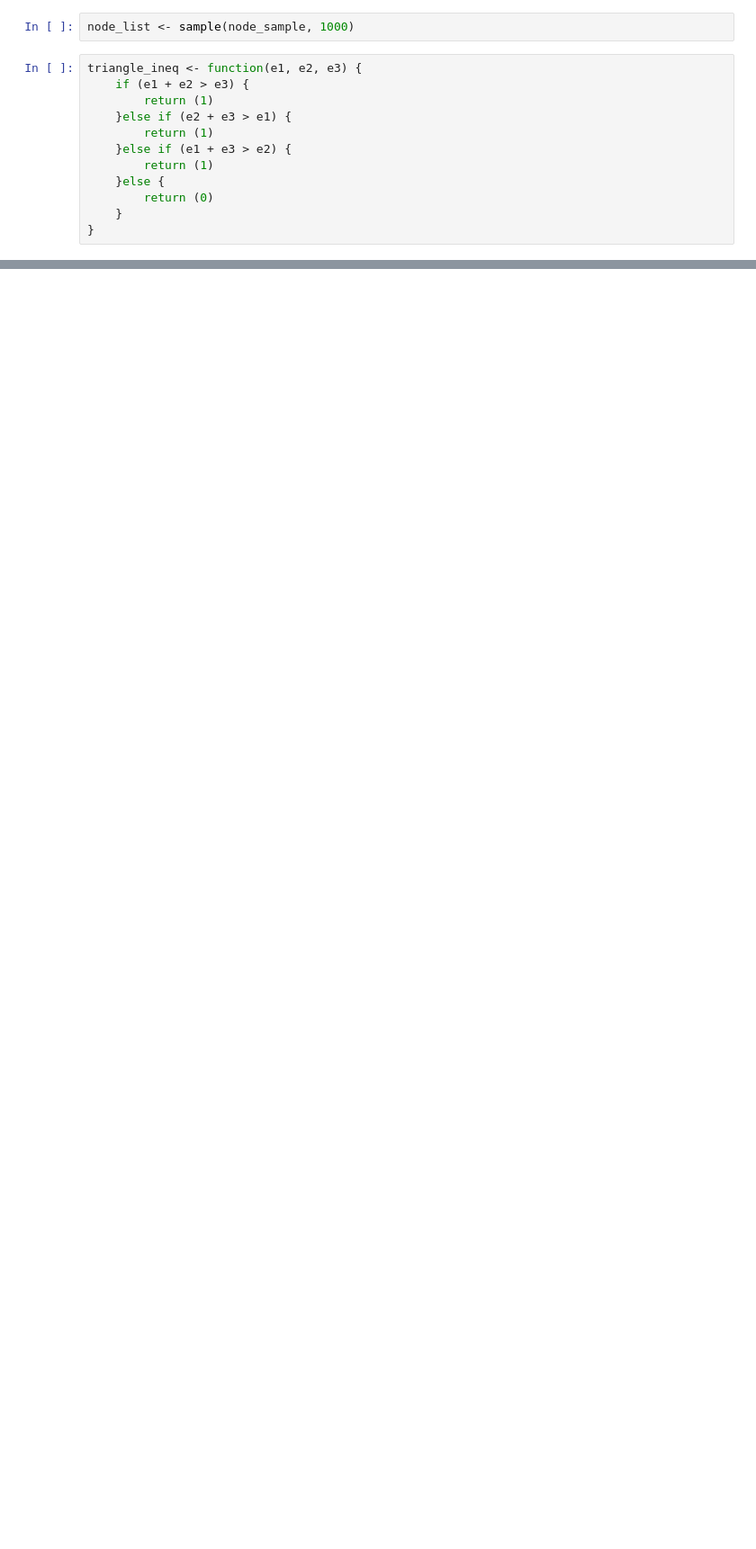
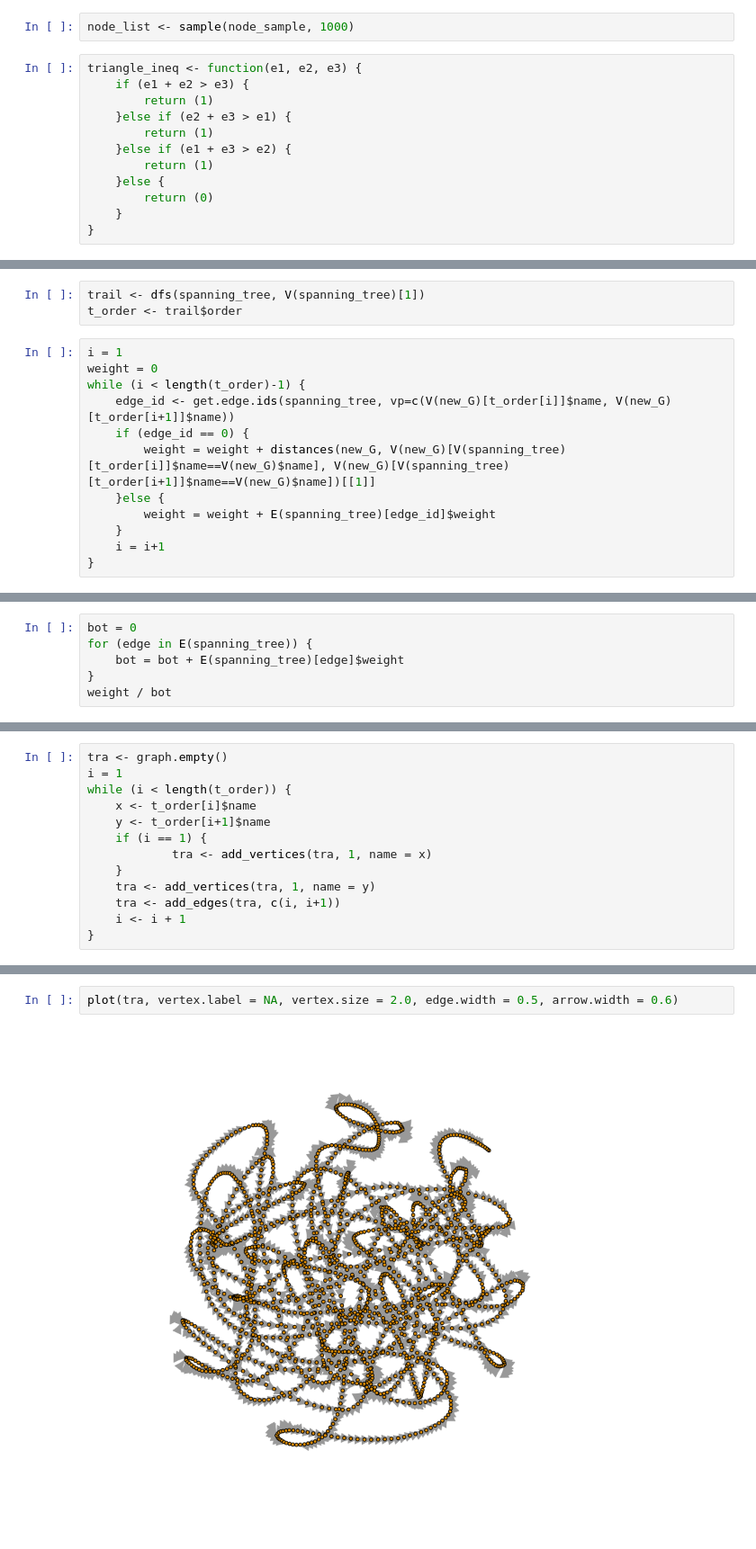
Before and after one commit to wanghran/ECE232_Graph, a Jupyter notebook: Project_5/src/Q6.ipynb, the cells around one changed output, grey strips where cells are left out. Shown at 90% size. Drawn from its saved outputs; the diff is of its cells as text; blank space fills up the shorter version.

```diff
--- a/Project_5/src/Q6.ipynb
+++ b/Project_5/src/Q6.ipynb
@@ -121,0 +93,15 @@ V(new_G)[V(new_G)$name == x]
+# %%
+trail <- dfs(spanning_tree, V(spanning_tree)[1])
+t_order <- trail$order
+# %%
+i = 1
+weight = 0
+while (i < length(t_order)-1) {
+    edge_id <- get.edge.ids(spanning_tree, vp=c(V(new_G)[t_order[i]]$name, V(new_G)[t_order[i+1]]$name))
+    if (edge_id == 0) {
+        weight = weight + distances(new_G, V(new_G)[V(spanning_tree)[t_order[i]]$name==V(new_G)$name], V(new_G)[V(spanning_tree)[t_order[i+1]]$name==V(new_G)$name])[[1]]
+    }else {
+        weight = weight + E(spanning_tree)[edge_id]$weight
+    }
+    i = i+1
+}
@@ -121,0 +112,6 @@ V(new_G)[V(new_G)$name == x]
+# %%
+bot = 0
+for (edge in E(spanning_tree)) {
+    bot = bot + E(spanning_tree)[edge]$weight
+}
+weight / bot
@@ -121,0 +120,13 @@ V(new_G)[V(new_G)$name == x]
+# %%
+tra <- graph.empty()
+i = 1
+while (i < length(t_order)) {
+    x <- t_order[i]$name
+    y <- t_order[i+1]$name
+    if (i == 1) {
+            tra <- add_vertices(tra, 1, name = x)
+    }
+    tra <- add_vertices(tra, 1, name = y)
+    tra <- add_edges(tra, c(i, i+1))
+    i <- i + 1
+}
@@ -121,0 +148,4 @@ V(new_G)[V(new_G)$name == x]
+# %%
+plot(tra, vertex.label = NA, vertex.size = 2.0, edge.width = 0.5, arrow.width = 0.6)
+# %% [output]
+[figure, added]
```
Also changed, not shown: parts of 11 cells of this notebook, 1 other file.
